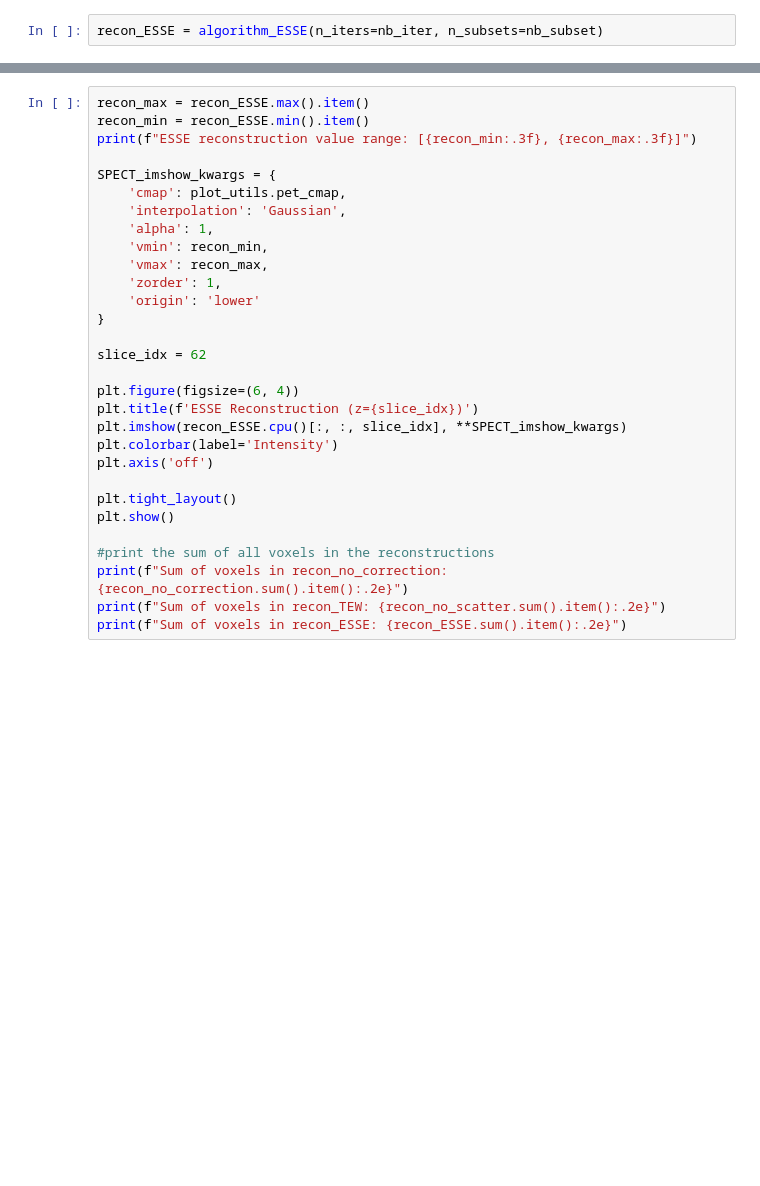
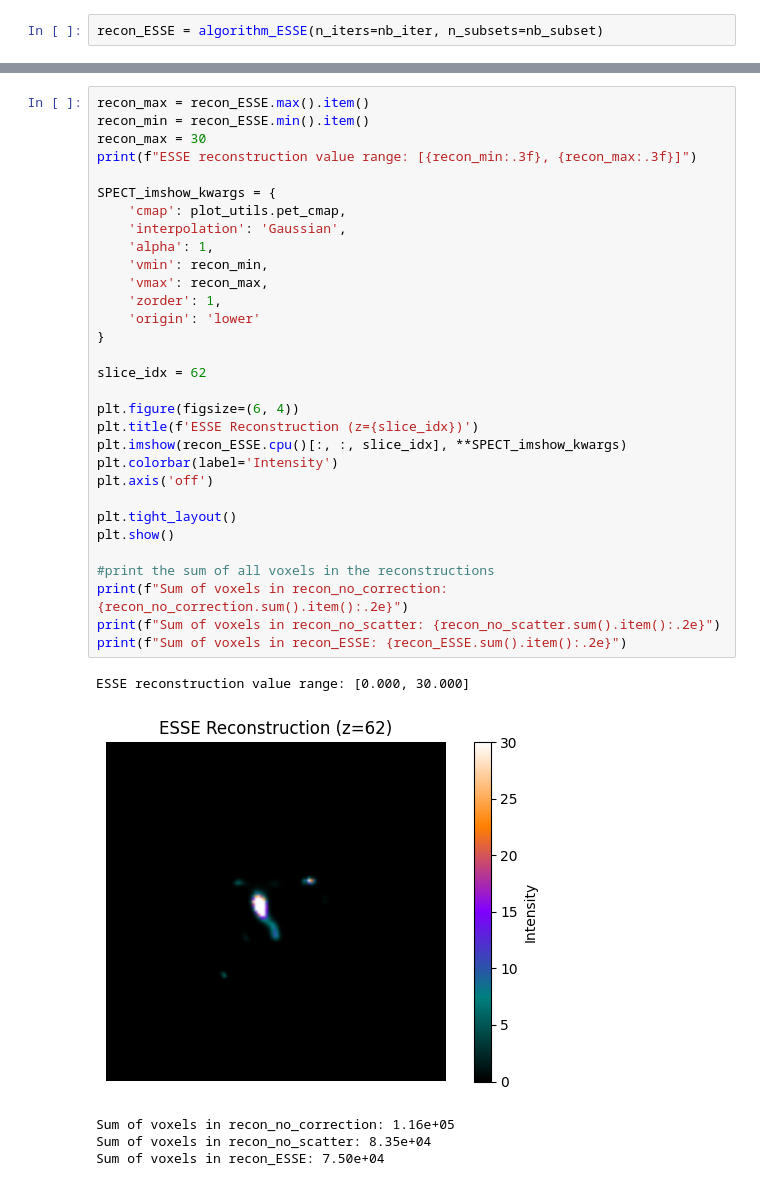
Before and after one commit to Nebulaaae/PyTomography, a Jupyter notebook: docs/source/notebooks/mc_esse_tew_comparison.ipynb, the cells around one changed output, grey strips where cells are left out. Drawn from its saved outputs; the diff is of its cells as text; blank space fills up the shorter version.

```diff
--- a/docs/source/notebooks/mc_esse_tew_comparison.ipynb
+++ b/docs/source/notebooks/mc_esse_tew_comparison.ipynb
@@ -377,30 +518,37 @@ plt.show()
 # %%
 recon_max = recon_ESSE.max().item()
 recon_min = recon_ESSE.min().item()
+recon_max = 30
 print(f"ESSE reconstruction value range: [{recon_min:.3f}, {recon_max:.3f}]")
 
 SPECT_imshow_kwargs = {
     'cmap': plot_utils.pet_cmap,
     'interpolation': 'Gaussian',
     'alpha': 1,
     'vmin': recon_min,
     'vmax': recon_max,
     'zorder': 1,
     'origin': 'lower'
 }
 
 slice_idx = 62
 
 plt.figure(figsize=(6, 4))
 plt.title(f'ESSE Reconstruction (z={slice_idx})')
 plt.imshow(recon_ESSE.cpu()[:, :, slice_idx], **SPECT_imshow_kwargs)
 plt.colorbar(label='Intensity')
 plt.axis('off')
 
 plt.tight_layout()
 plt.show()
 
 #print the sum of all voxels in the reconstructions
 print(f"Sum of voxels in recon_no_correction: {recon_no_correction.sum().item():.2e}")
-print(f"Sum of voxels in recon_TEW: {recon_no_scatter.sum().item():.2e}")
+print(f"Sum of voxels in recon_no_scatter: {recon_no_scatter.sum().item():.2e}")
 print(f"Sum of voxels in recon_ESSE: {recon_ESSE.sum().item():.2e}")
+# %% [output]
+ESSE reconstruction value range: [0.000, 30.000]
+[figure, added]
+Sum of voxels in recon_no_correction: 1.16e+05
+Sum of voxels in recon_no_scatter: 8.35e+04
+Sum of voxels in recon_ESSE: 7.50e+04
```
Also changed, not shown: parts of 19 cells of this notebook.
